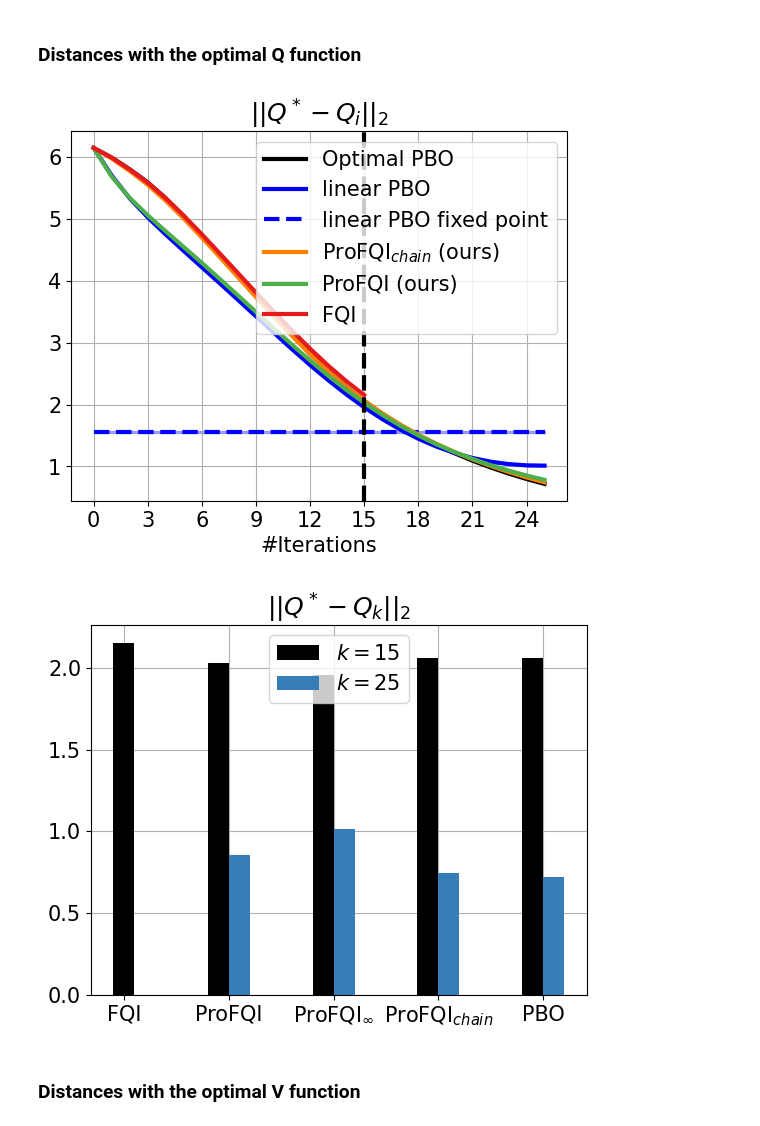
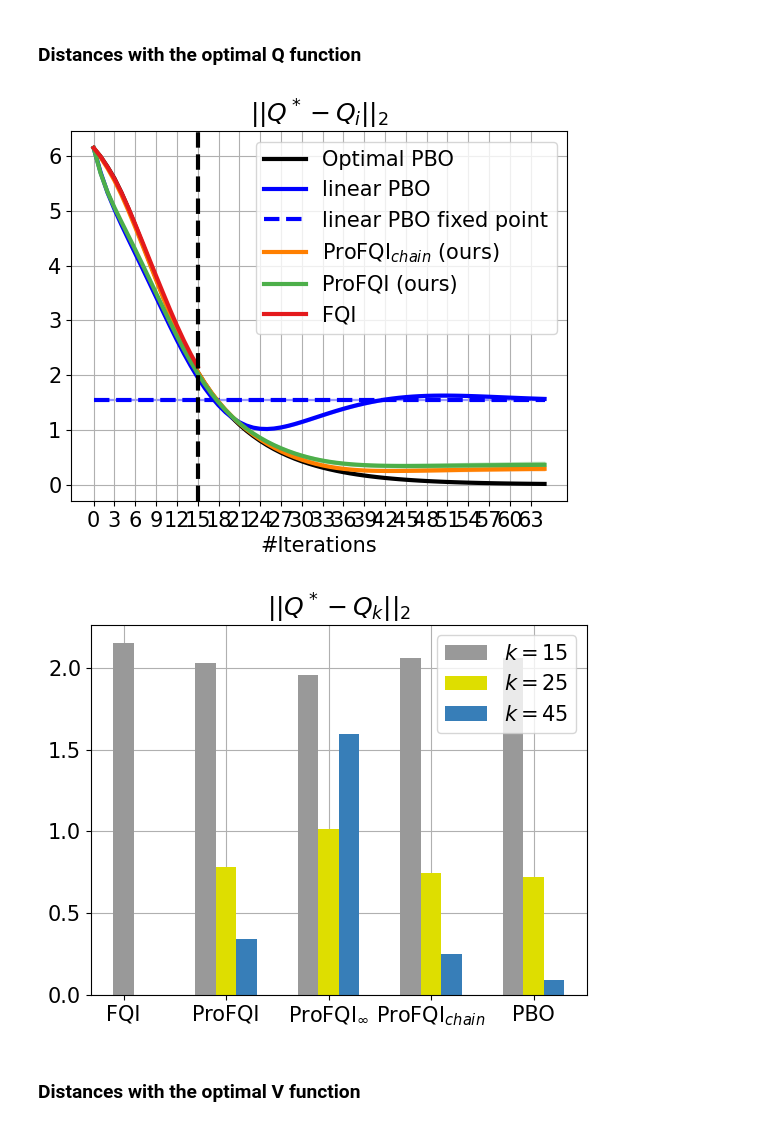
Before and after one commit to theovincent/PBO, a Jupyter notebook: experiments/chain_walk/plots.ipynb, the cells around one changed output. Cells and saved outputs as stored; diff of their text form; code cells hidden in the pictures.

Commit message:
Plots LQR Chain Walk

```diff
--- a/experiments/chain_walk/plots.ipynb
+++ b/experiments/chain_walk/plots.ipynb
@@ -10,8 +10,9 @@ experiment_name = "test"
 show_fqi = True; show_lspi = False; show_pbo_linear = True; show_pbo_max_linear = True;
 show_pbo_deep = True; show_pbo_optimal = True
 max_bellman_iterations = 15
-max_bellman_iterations_validation = max_bellman_iterations + 10
+max_bellman_iterations_validation = max_bellman_iterations + 50
 seeds = range(1, 21)
+iteration_bars = [max_bellman_iterations, max_bellman_iterations + 10, max_bellman_iterations + 30]
 
 p = json.load(open(f"figures/{experiment_name}/parameters.json"))
 
@@ -137,60 +138,63 @@ plt.legend()
 plt.grid(zorder=0)
 _ = plt.savefig(f"figures/{experiment_name}/Q_{max_bellman_iterations}.pdf", bbox_inches='tight')
 # %% [output]
-[figure, old version]
+[figure, new version]
 # %%
 import matplotlib.pyplot as plt
 from experiments import colors
 
 plt.rc("font", size=15)
 plt.rc("lines", linewidth=3)
-fig, ax = plt.subplots()
 
 x_label = []
 x_position = 0
 bar_size = 0.2
 
 if show_fqi:
-    plt.bar([x_position], [fqi_q_mean[-1]], width=bar_size, color="black", zorder=2)
+    plt.bar([x_position], [fqi_q_mean[iteration_bars[0]]], width=bar_size, color=colors["grey"], zorder=2)
     x_position += 1
     x_label.append("FQI")
 
 if show_lspi:
-    plt.bar([x_position], [lspi_q_mean[-1]], width=bar_size, color="black", zorder=2)
+    plt.bar([x_position], [lspi_q_mean[iteration_bars[0]]], width=bar_size, color=colors["grey"], zorder=2)
     x_position += 1
     x_label.append("LSPI")
 
 if show_pbo_deep:
-    plt.bar([x_position - bar_size / 2], [pbo_deep_q_mean[max_bellman_iterations]], width=bar_size, color="black", zorder=2)
-    plt.bar([x_position + bar_size / 2], [pbo_deep_q_mean[-2]], width=bar_size, color=colors["blue"], zorder=2)
+    plt.bar([x_position - bar_size], [pbo_deep_q_mean[iteration_bars[0]]], width=bar_size, color=colors["grey"], zorder=2)
+    plt.bar([x_position], [pbo_deep_q_mean[iteration_bars[1]]], width=bar_size, color=colors["yellow"], zorder=2)
+    plt.bar([x_position + bar_size], [pbo_deep_q_mean[iteration_bars[2]]], width=bar_size, color=colors["blue"], zorder=2)
     x_position += 1
     x_label.append("ProFQI")
 
 if show_pbo_linear:
-    plt.bar([x_position - bar_size / 2], [pbo_linear_q_mean[max_bellman_iterations]], width=bar_size, color="black", zorder=2)
-    plt.bar([x_position + bar_size / 2], [pbo_linear_q_mean[-2]], width=bar_size, color=colors["blue"], zorder=2)
+    plt.bar([x_position - bar_size], [pbo_linear_q_mean[iteration_bars[0]]], width=bar_size, color=colors["grey"], zorder=2)
+    plt.bar([x_position], [pbo_linear_q_mean[iteration_bars[1]]], width=bar_size, color=colors["yellow"], zorder=2)
+    plt.bar([x_position + bar_size], [pbo_linear_q_mean[iteration_bars[2]]], width=bar_size, color=colors["blue"], zorder=2)
     x_position += 1
     x_label.append("ProFQI$_{\infty}$")
 
 if show_pbo_max_linear:
-    plt.bar([x_position - bar_size / 2], [pbo_max_linear_q_mean[max_bellman_iterations]], width=bar_size, color="black", zorder=2)
-    plt.bar([x_position + bar_size / 2], [pbo_max_linear_q_mean[-1]], width=bar_size, color=colors["blue"], zorder=2)
+    plt.bar([x_position - bar_size], [pbo_max_linear_q_mean[iteration_bars[0]]], width=bar_size, color=colors["grey"], zorder=2)
+    plt.bar([x_position], [pbo_max_linear_q_mean[iteration_bars[1]]], width=bar_size, color=colors["yellow"], zorder=2)
+    plt.bar([x_position + bar_size], [pbo_max_linear_q_mean[iteration_bars[2]]], width=bar_size, color=colors["blue"], zorder=2)
     x_position += 1
     x_label.append("ProFQI$_{chain}$")
 
 if show_pbo_optimal:
-    plt.bar([x_position - bar_size / 2], [pbo_optimal_q_mean[max_bellman_iterations]], width=bar_size, label=f"$k = {max_bellman_iterations}$", color="black", zorder=2)
-    plt.bar([x_position + bar_size / 2], [pbo_optimal_q_mean[-1]], width=bar_size, label=f"$k = {max_bellman_iterations_validation}$", color=colors["blue"], zorder=2)
+    plt.bar([x_position - bar_size], [pbo_optimal_q_mean[iteration_bars[0]]], width=bar_size, label=f"$k = {iteration_bars[0]}$", color=colors["grey"], zorder=2)
+    plt.bar([x_position], [pbo_optimal_q_mean[iteration_bars[1]]], width=bar_size, label=f"$k = {iteration_bars[1]}$", color=colors["yellow"], zorder=2)
+    plt.bar([x_position + bar_size], [pbo_optimal_q_mean[iteration_bars[2]]], width=bar_size, label=f"$k = {iteration_bars[2]}$", color=colors["blue"], zorder=2)
     x_position += 1
     x_label.append("PBO")
 
 plt.title("$|| Q^* - Q_k ||_2$")
 plt.xticks(range(x_position), x_label)
 plt.legend()
 plt.grid(zorder=0)
 _ = plt.savefig(f"figures/{experiment_name}/Q_bar_{max_bellman_iterations}.pdf", bbox_inches='tight')
 # %% [output]
-[figure, old version]
+[figure, new version]
 # %% [markdown]
 ### Distances with the optimal V function
 # %%
```
Also changed, not shown: parts of 1 cell of this notebook, 6 other files.
